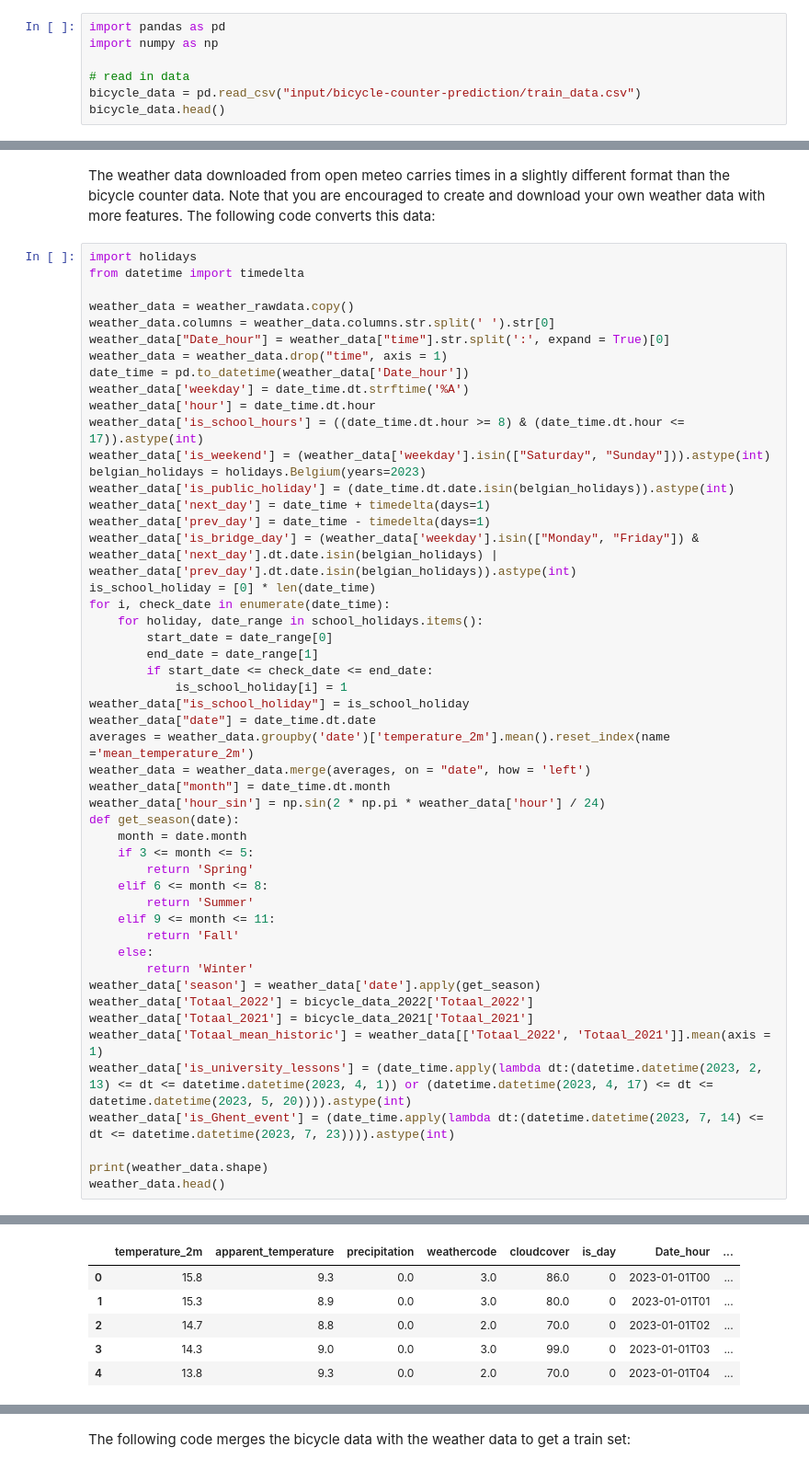
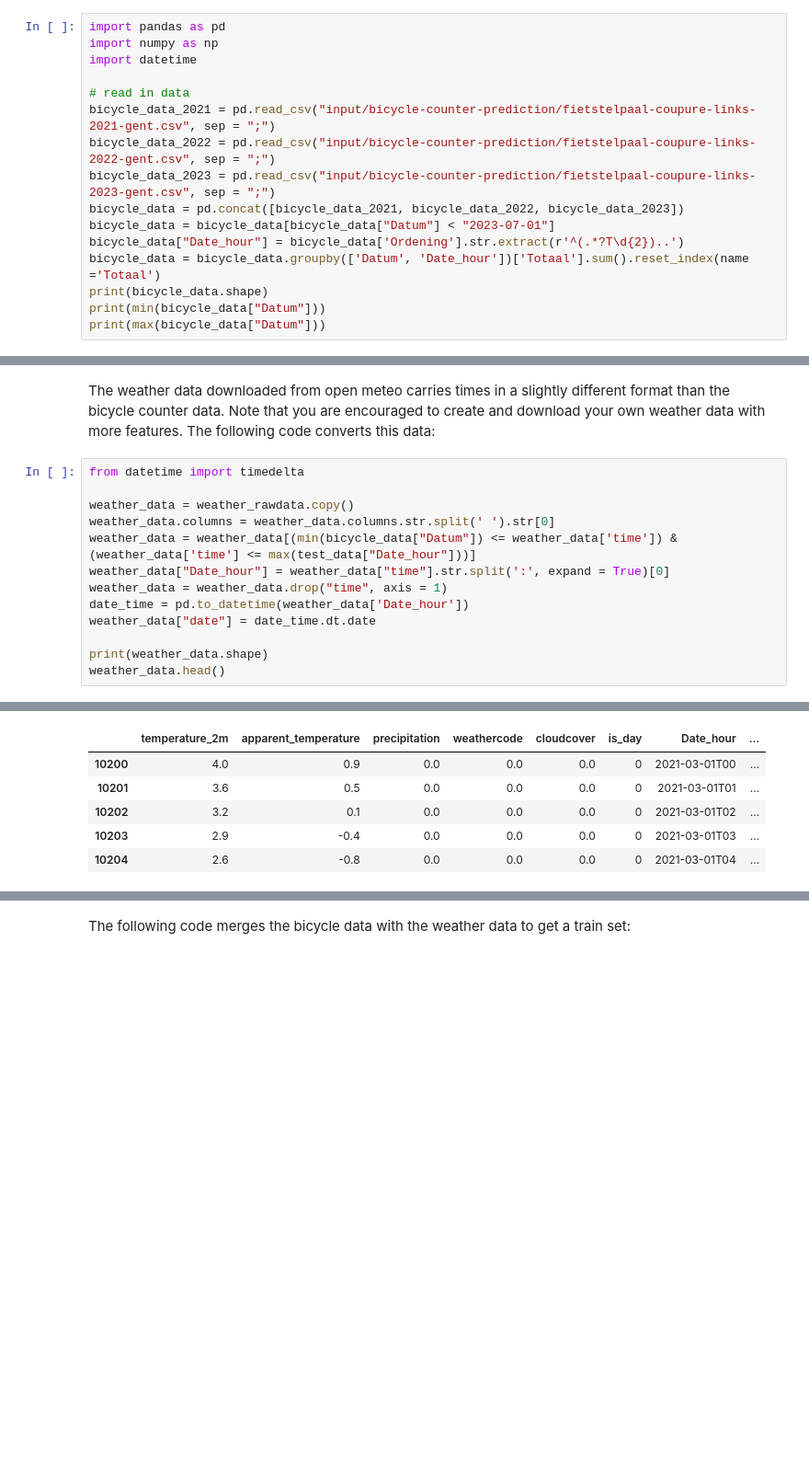
Before and after one commit to Lucmeister55/MLLS_Project1, a Jupyter notebook: project-1-starter-notebook.ipynb, the cells around one changed output, grey strips where cells are left out. Shown: that part at 92% size. Saved outputs shown, nothing was run; the diff lists cells and outputs as text; blank space fills up the shorter version.

```diff
--- a/project-1-starter-notebook.ipynb
+++ b/project-1-starter-notebook.ipynb
@@ -9,8 +9,17 @@ Let's load in and inspect all data first:
 # %%
 import pandas as pd
 import numpy as np
+import datetime
 
 # read in data
-bicycle_data = pd.read_csv("input/bicycle-counter-prediction/train_data.csv")
-bicycle_data.head()
+bicycle_data_2021 = pd.read_csv("input/bicycle-counter-prediction/fietstelpaal-coupure-links-2021-gent.csv", sep = ";")
+bicycle_data_2022 = pd.read_csv("input/bicycle-counter-prediction/fietstelpaal-coupure-links-2022-gent.csv", sep = ";")
+bicycle_data_2023 = pd.read_csv("input/bicycle-counter-prediction/fietstelpaal-coupure-links-2023-gent.csv", sep = ";")
+bicycle_data = pd.concat([bicycle_data_2021, bicycle_data_2022, bicycle_data_2023])
+bicycle_data = bicycle_data[bicycle_data["Datum"] < "2023-07-01"]
+bicycle_data["Date_hour"] = bicycle_data['Ordening'].str.extract(r'^(.*?T\d{2})..')
+bicycle_data = bicycle_data.groupby(['Datum', 'Date_hour'])['Totaal'].sum().reset_index(name ='Totaal')
+print(bicycle_data.shape)
+print(min(bicycle_data["Datum"]))
+print(max(bicycle_data["Datum"]))
 # %% [output]
@@ -105,52 +88,15 @@ The weather data downloaded from open meteo carries times in a slightly differen
 Note that you are encouraged to create and download your own weather data with more features.
 The following code converts this data:
 # %%
-import holidays
 from datetime import timedelta
 
 weather_data = weather_rawdata.copy()
 weather_data.columns = weather_data.columns.str.split(' ').str[0]
+weather_data = weather_data[(min(bicycle_data["Datum"]) <= weather_data['time']) & (weather_data['time'] <= max(test_data["Date_hour"]))]
 weather_data["Date_hour"] = weather_data["time"].str.split(':', expand = True)[0]
 weather_data = weather_data.drop("time", axis = 1)
 date_time = pd.to_datetime(weather_data['Date_hour'])
-weather_data['weekday'] = date_time.dt.strftime('%A')
-weather_data['hour'] = date_time.dt.hour
-weather_data['is_school_hours'] = ((date_time.dt.hour >= 8) & (date_time.dt.hour <= 17)).astype(int)
-weather_data['is_weekend'] = (weather_data['weekday'].isin(["Saturday", "Sunday"])).astype(int)
-belgian_holidays = holidays.Belgium(years=2023)
-weather_data['is_public_holiday'] = (date_time.dt.date.isin(belgian_holidays)).astype(int)
-weather_data['next_day'] = date_time + timedelta(days=1)
-weather_data['prev_day'] = date_time - timedelta(days=1)
-weather_data['is_bridge_day'] = (weather_data['weekday'].isin(["Monday", "Friday"]) & weather_data['next_day'].dt.date.isin(belgian_holidays) | weather_data['prev_day'].dt.date.isin(belgian_holidays)).astype(int)
-is_school_holiday = [0] * len(date_time)
-for i, check_date in enumerate(date_time):
-    for holiday, date_range in school_holidays.items():
-        start_date = date_range[0]
-        end_date = date_range[1]
-        if start_date <= check_date <= end_date:
-            is_school_holiday[i] = 1
-weather_data["is_school_holiday"] = is_school_holiday
 weather_data["date"] = date_time.dt.date
-averages = weather_data.groupby('date')['temperature_2m'].mean().reset_index(name ='mean_temperature_2m')
-weather_data = weather_data.merge(averages, on = "date", how = 'left')
-weather_data["month"] = date_time.dt.month
-weather_data['hour_sin'] = np.sin(2 * np.pi * weather_data['hour'] / 24)
-def get_season(date):
-    month = date.month
-    if 3 <= month <= 5:
-        return 'Spring'
-    elif 6 <= month <= 8:
-        return 'Summer'
-    elif 9 <= month <= 11:
-        return 'Fall'
-    else:
-        return 'Winter'
-weather_data['season'] = weather_data['date'].apply(get_season)
-weather_data['Totaal_2022'] = bicycle_data_2022['Totaal_2022']
-weather_data['Totaal_2021'] = bicycle_data_2021['Totaal_2021']
-weather_data['Totaal_mean_historic'] = weather_data[['Totaal_2022', 'Totaal_2021']].mean(axis = 1)
-weather_data['is_university_lessons'] = (date_time.apply(lambda dt:(datetime.datetime(2023, 2, 13) <= dt <= datetime.datetime(2023, 4, 1)) or (datetime.datetime(2023, 4, 17) <= dt <= datetime.datetime(2023, 5, 20)))).astype(int)
-weather_data['is_Ghent_event'] = (date_time.apply(lambda dt:(datetime.datetime(2023, 7, 14) <= dt <= datetime.datetime(2023, 7, 23)))).astype(int)
 
 print(weather_data.shape)
 weather_data.head()
@@ -159,6 +105,6 @@ weather_data.head()
 |  | temperature_2m | apparent_temperature | precipitation | weathercode | cloudcover | is_day | Date_hour | ... |
-| 0 | 15.8 | 9.3 | 0.0 | 3.0 | 86.0 | 0 | 2023-01-01T00 | ... |
-| 1 | 15.3 | 8.9 | 0.0 | 3.0 | 80.0 | 0 | 2023-01-01T01 | ... |
-| 2 | 14.7 | 8.8 | 0.0 | 2.0 | 70.0 | 0 | 2023-01-01T02 | ... |
-| 3 | 14.3 | 9.0 | 0.0 | 3.0 | 99.0 | 0 | 2023-01-01T03 | ... |
-| 4 | 13.8 | 9.3 | 0.0 | 2.0 | 70.0 | 0 | 2023-01-01T04 | ... |
+| 10200 | 4.0 | 0.9 | 0.0 | 0.0 | 0.0 | 0 | 2021-03-01T00 | ... |
+| 10201 | 3.6 | 0.5 | 0.0 | 0.0 | 0.0 | 0 | 2021-03-01T01 | ... |
+| 10202 | 3.2 | 0.1 | 0.0 | 0.0 | 0.0 | 0 | 2021-03-01T02 | ... |
+| 10203 | 2.9 | -0.4 | 0.0 | 0.0 | 0.0 | 0 | 2021-03-01T03 | ... |
+| 10204 | 2.6 | -0.8 | 0.0 | 0.0 | 0.0 | 0 | 2021-03-01T04 | ... |
```
Also changed, not shown: parts of 21 cells of this notebook, 2 other files.
